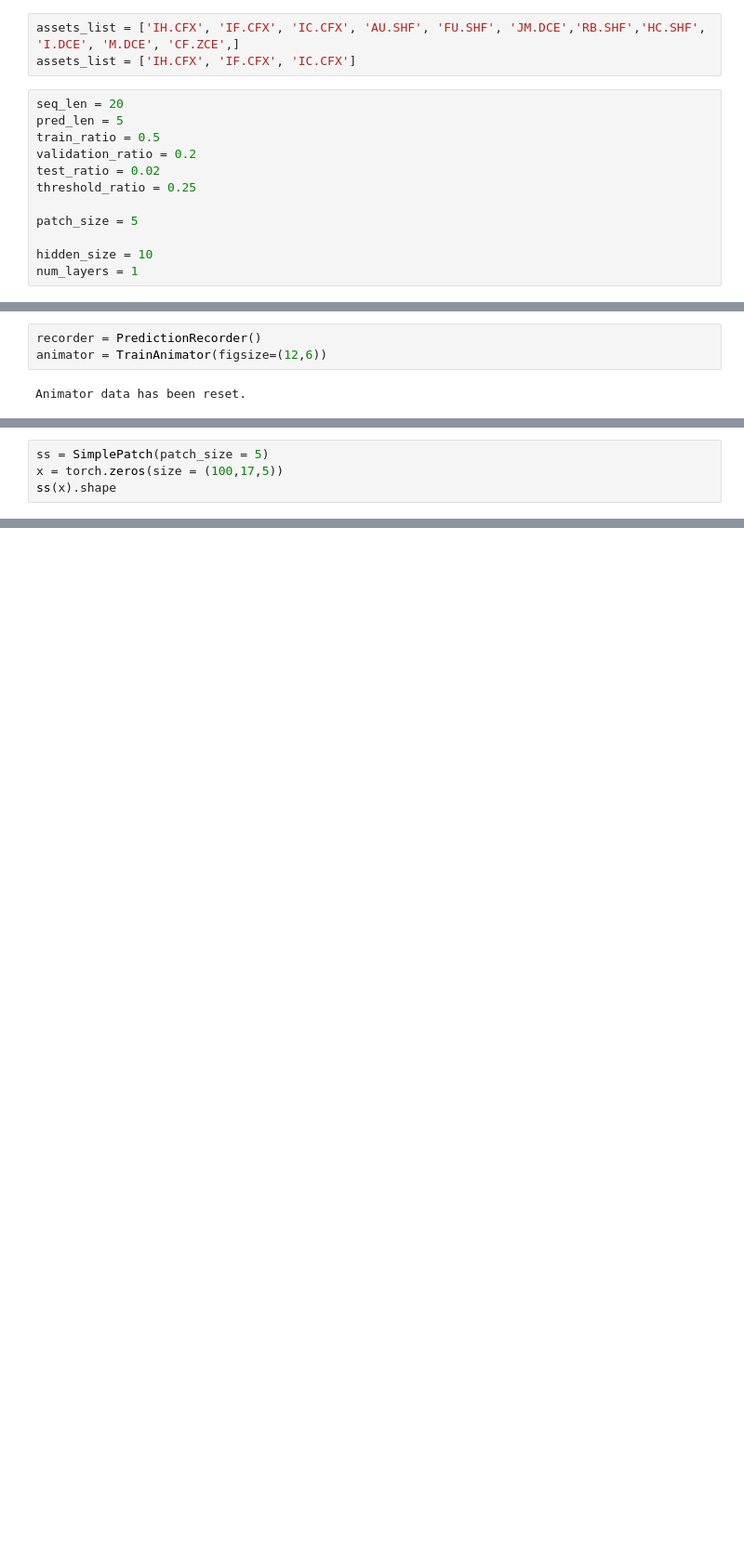
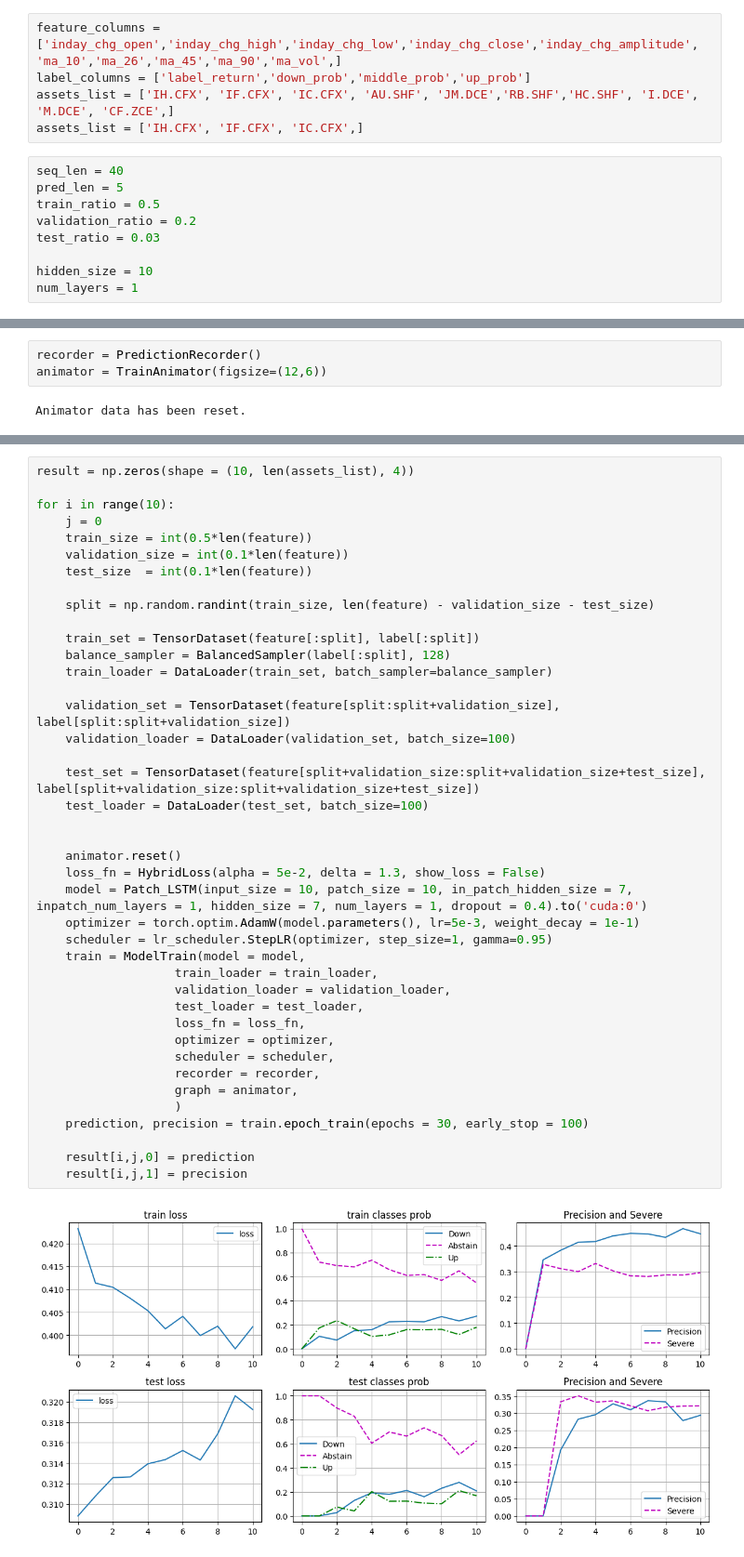
Before and after one commit to FerdinandEoverm/Index_Future_Prediction, a Jupyter notebook: RNN model/Patch_LSTM.ipynb, the cells around one changed output, grey strips where cells are left out. Shown: that part at 93% size. Saved outputs shown, nothing was run; the diff lists cells and outputs as text; blank space fills up the shorter version.

```diff
--- a/RNN model/Patch_LSTM.ipynb
+++ b/RNN model/Patch_LSTM.ipynb
@@ -61,15 +59,14 @@ from utils.get_ohlcv import GetOHLCV
 # %%
-assets_list = ['IH.CFX', 'IF.CFX', 'IC.CFX', 'AU.SHF', 'FU.SHF', 'JM.DCE','RB.SHF','HC.SHF', 'I.DCE', 'M.DCE', 'CF.ZCE',]
-assets_list = ['IH.CFX', 'IF.CFX', 'IC.CFX']
+feature_columns = ['inday_chg_open','inday_chg_high','inday_chg_low','inday_chg_close','inday_chg_amplitude', 'ma_10','ma_26','ma_45','ma_90','ma_vol',]
+label_columns = ['label_return','down_prob','middle_prob','up_prob']
+assets_list = ['IH.CFX', 'IF.CFX', 'IC.CFX', 'AU.SHF', 'JM.DCE','RB.SHF','HC.SHF', 'I.DCE', 'M.DCE', 'CF.ZCE',]
+assets_list = ['IH.CFX', 'IF.CFX', 'IC.CFX',]
 # %%
-seq_len = 20
+seq_len = 40
 pred_len = 5
 train_ratio = 0.5
 validation_ratio = 0.2
-test_ratio = 0.02
-threshold_ratio = 0.25
-
-patch_size = 5
+test_ratio = 0.03
 
 hidden_size = 10
 num_layers = 1
@@ -210,4 +102,0 @@ class SimplePatch(nn.Module):
-# %%
-ss = SimplePatch(patch_size = 5)
-x = torch.zeros(size = (100,17,5))
-ss(x).shape
@@ -288,0 +235,43 @@ RuntimeError: input.size(-1) must be equal to input_size. Expected 25, got 45
+# %%
+result = np.zeros(shape = (10, len(assets_list), 4))
+
+for i in range(10):
+    j = 0
+    train_size = int(0.5*len(feature))
+    validation_size = int(0.1*len(feature))
+    test_size  = int(0.1*len(feature))
+
+    split = np.random.randint(train_size, len(feature) - validation_size - test_size)
+
+    train_set = TensorDataset(feature[:split], label[:split])
+    balance_sampler = BalancedSampler(label[:split], 128)
+    train_loader = DataLoader(train_set, batch_sampler=balance_sampler)
+
+    validation_set = TensorDataset(feature[split:split+validation_size], label[split:split+validation_size])
+    validation_loader = DataLoader(validation_set, batch_size=100)
+
+    test_set = TensorDataset(feature[split+validation_size:split+validation_size+test_size], label[split+validation_size:split+validation_size+test_size])
+    test_loader = DataLoader(test_set, batch_size=100)
+
+
+    animator.reset()
+    loss_fn = HybridLoss(alpha = 5e-2, delta = 1.3, show_loss = False)
+    model = Patch_LSTM(input_size = 10, patch_size = 10, in_patch_hidden_size = 7, inpatch_num_layers = 1, hidden_size = 7, num_layers = 1, dropout = 0.4).to('cuda:0')
+    optimizer = torch.optim.AdamW(model.parameters(), lr=5e-3, weight_decay = 1e-1)
+    scheduler = lr_scheduler.StepLR(optimizer, step_size=1, gamma=0.95)
+    train = ModelTrain(model = model,
+                   train_loader = train_loader,
+                   validation_loader = validation_loader,
+                   test_loader = test_loader,
+                   loss_fn = loss_fn,
+                   optimizer = optimizer,
+                   scheduler = scheduler,
+                   recorder = recorder,
+                   graph = animator,
+                   )
+    prediction, precision = train.epoch_train(epochs = 30, early_stop = 100)
+
+    result[i,j,0] = prediction
+    result[i,j,1] = precision
+# %% [output]
+[figure, added]
```
Also changed, not shown: parts of 17 cells of this notebook, 9 other files.
